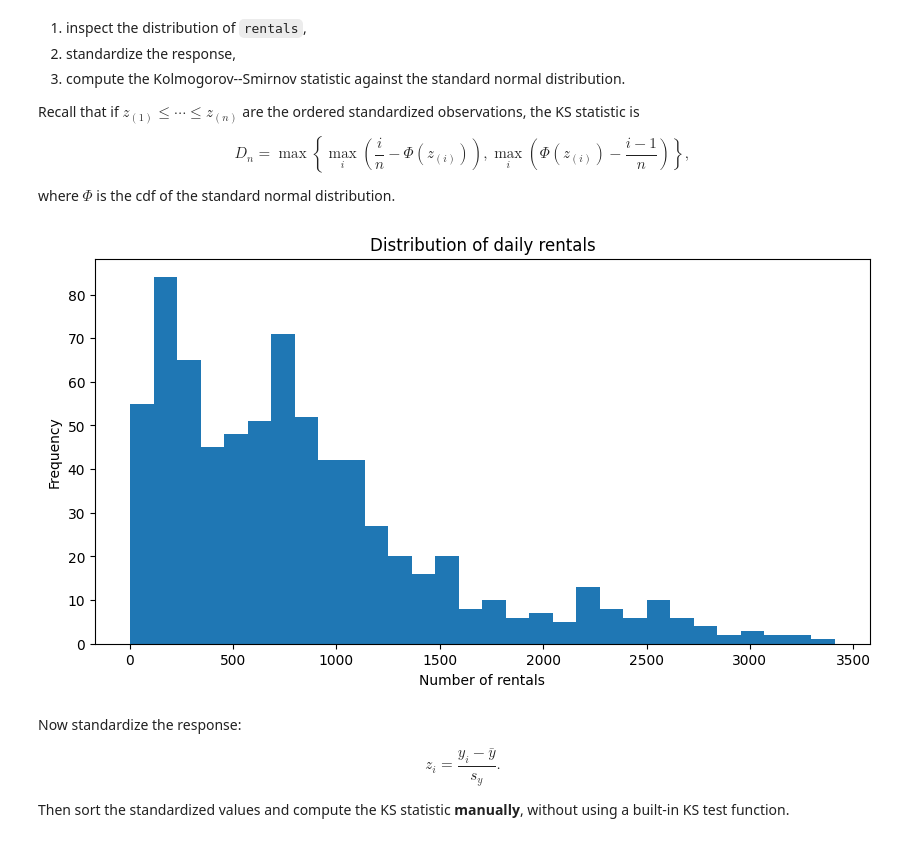
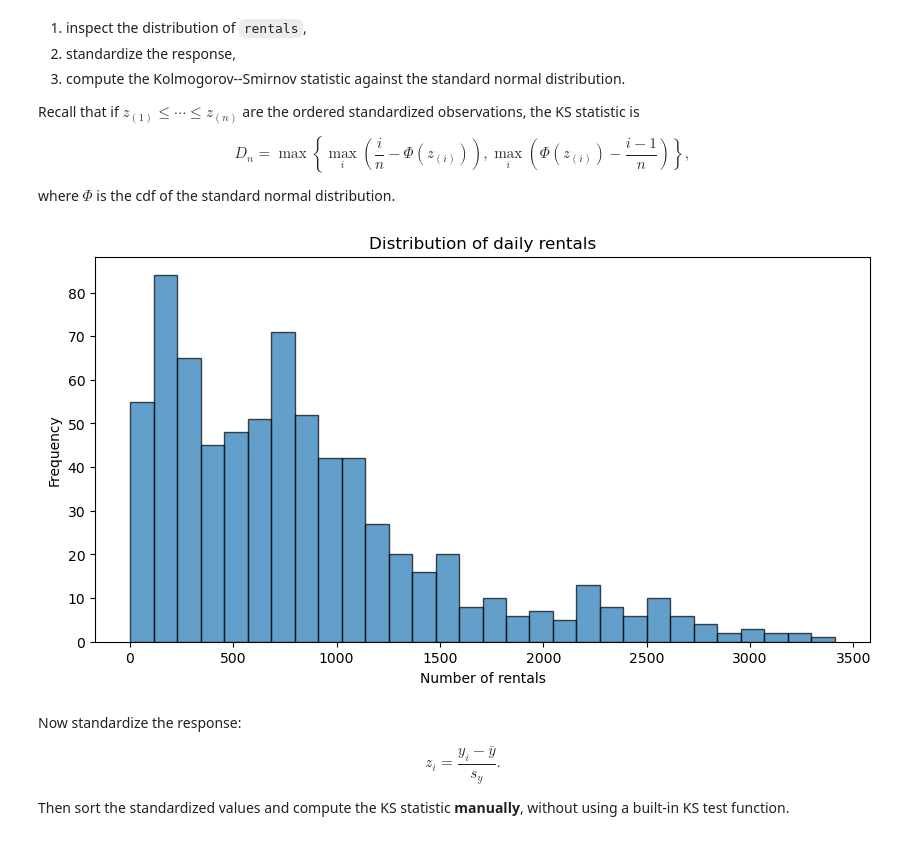
Before and after one commit to salmayadouni/ml_econometrics, a Jupyter notebook: Question2_GLM_Count_Modeling_Notebook.ipynb, the cells around one changed output. Saved outputs shown, nothing was run; the diff lists cells and outputs as text; code cells hidden in the pictures.

```diff
--- a/Question2_GLM_Count_Modeling_Notebook.ipynb
+++ b/Question2_GLM_Count_Modeling_Notebook.ipynb
@@ -117,16 +150,16 @@ where $\Phi$ is the cdf of the standard normal distribution.
 # %%
 
 # TODO: plot a histogram of `rentals`.
 # You may use around 30 bins.
 # Your code here
 plt.figure(figsize=(10,5))
-plt.hist(data['rentals'], bins=30)
+plt.hist(data['rentals'], bins=30, edgecolor='black', alpha=0.7)
 plt.title('Distribution of daily rentals')
 plt.xlabel('Number of rentals')
 plt.ylabel('Frequency')
 plt.show()
 # %% [output]
-[figure, old version]
+[figure, new version]
 # %% [markdown]
 Now standardize the response:
 
```
Also changed, not shown: parts of 21 cells of this notebook.
